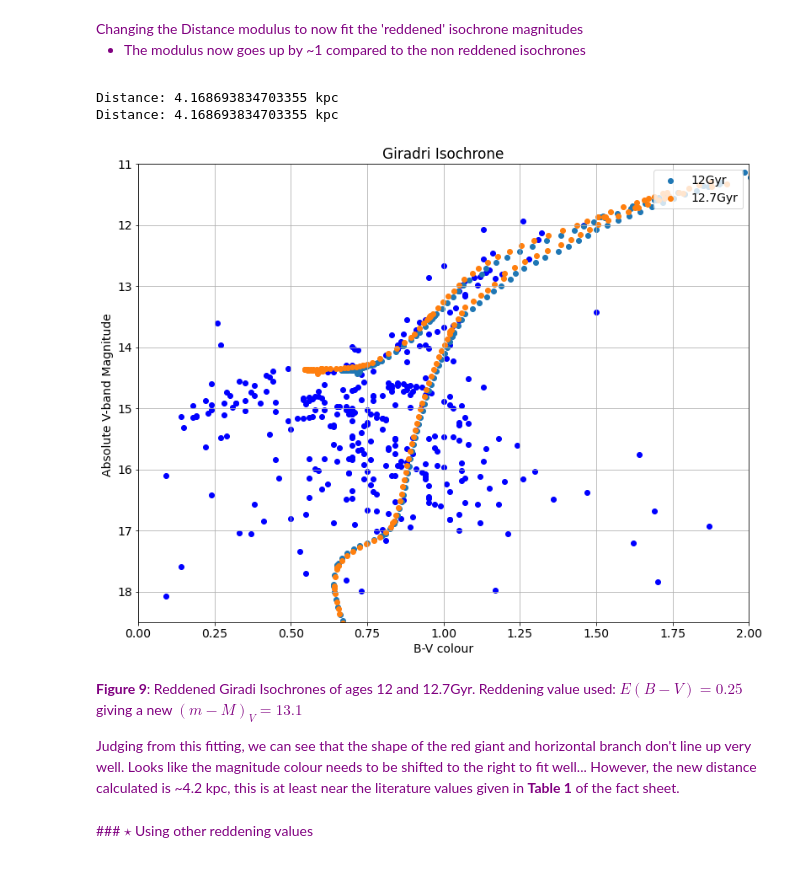
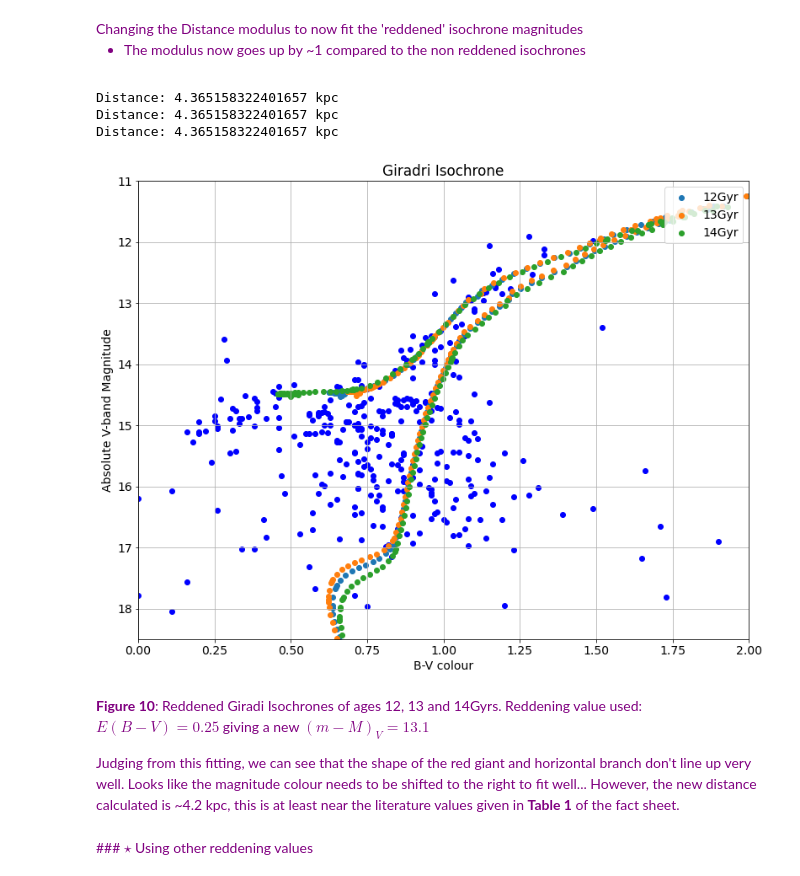
Before and after one commit to evgenyneu/asp3231_project, a Jupyter notebook: code/080_science/science_age_and_distance.ipynb, the cells around one changed output. Drawn from its saved outputs; the diff is of its cells as text; code cells hidden in the pictures.

```diff
--- a/code/080_science/science_age_and_distance.ipynb
+++ b/code/080_science/science_age_and_distance.ipynb
@@ -31,9 +31,9 @@ for i in lines:
 # note to self: data is represented as string
 for x in lines_:
     B.append((x.split(',')[2]))           # adding all B magnitude data to array 'B'...
-    V.append((x.split(',')[3]))
-    R.append((x.split(',')[4]))
-    I.append((x.split(',')[5]))
+    V.append((x.split(',')[4]))
+    R.append((x.split(',')[6]))
+    I.append((x.split(',')[8]))
 
 file.close()                              # close magnitudes.csv
 os.chdir(cwd)                             # returning to the defined current directory
@@ -193,11 +203,12 @@ def isochrone(file_name):
 # %%
-iso = isochrone('13Gyr.txt')
+iso = isochrone('13Gyr.txt', 'girardi isochrones/-1.56')
+BVi = numpy.array(iso[1])-numpy.array(iso[0])
 
 plt.rcParams['figure.figsize'] = [15, 15] # define plot size
 plt.axis([0.25, 2, 10, -3.20])            # axes ranges
 
 ax = plt.gca()
-ax.scatter(iso[1], iso[0], color = "r", label = "13.0 Gyr")
+ax.scatter(BVi, iso[0], color = "r", label = "13.0 Gyr")
 
 # axis labels
 plt.rcParams.update({'font.size':14 })
@@ -315,26 +356,29 @@ Extracting values from literature given in 06_NGC_3201_factsheet. Reddenning is
 
  - using $E(B - V)$ value of 0.25 as given by Monty et al. 2018
 # %%
-EBV = 0.25
-RV = 3.1*EBV
+def true_mod(file_name, directory, DM, age, band1_index, band2_index, ib1, ib2, reddening):
+    iso = isochrone(file_name, directory)
+    colour = numpy.array(iso[band1_index])-numpy.array(iso[band2_index])
 
-def true_mod(file_name, DM, age):
-    iso = isochrone(file_name)
-    BV_M = numpy.array(iso[2])-numpy.array(iso[0])+EBV   # adding reddening value to (B - V) colour
-    V_M = numpy.array(iso[0])+DM+RV                      # adding the distance modulus and R_V value to V magnitude
+    colour_M = colour+EBV                                             # adding reddening value to (B - V) colour
+    band_M = numpy.array(iso[band2_index])+DM+RV                      # adding the distance modulus and R_V value to V magnitude
 
     # define plot size
     plt.rcParams['figure.figsize'] = [15, 15]
-    plt.scatter(BV_M, V_M, label = age)                  # scatter plot
+    plt.scatter(colour_M, band_M, label = age)                        # scatter plot
 
     # axis labels
     plt.rcParams.update({'font.size':14 })
-    plt.xlabel('B-V colour')
-    plt.ylabel('Absolute V-band Magnitude ')
+    plt.xlabel('{}-{} colour'.format(ib1,ib2))
+    plt.ylabel('Absolute {}-band Magnitude'.format(ib2))
     plt.title('Giradri Isochrone')
     plt.legend(loc='upper right');
     plt.grid(True)
 
+    os.chdir("girardi plots")   # changing directory
+    plt.savefig('{}-{} colour E({}-{}) {}'.format(ib1,ib2, ib1, ib2, reddening))
+    os.chdir(cwd)
+
     # calculate new distance and print
     distance=(10.0**(DM/5))*10
     print("Distance:", distance/1000, "kpc")
@@ -344,17 +388,20 @@ Changing the Distance modulus to now fit the 'reddened' isochrone magnitudes <br
 
  - The modulus now goes up by ~1 compared to the non reddened isochrones
 # %%
+EBV = 0.25
+RV = 3.1*EBV
 plot(B,V,"B","V",0 , 2, 18.5, 11)
-true_mod('12Gyr.txt', 13.1, '12Gyr')
-#true_mod('13Gyr.txt', 13.35, '13Gyr')
-true_mod('12.7Gyr.txt', 13.1, '12.7Gyr')
-#true_mod('15Gyr.txt', 13.35, '15Gyr')
+
+true_mod('12Gyr.txt', 'girardi isochrones/-1.56', 13.2, '12Gyr', 1, 0, '', '', '')
+true_mod('13Gyr.txt', 'girardi isochrones/-1.56', 13.2, '13Gyr', 1, 0, '', '', '')
+true_mod('14Gyr.txt', 'girardi isochrones/-1.56', 13.2, '14Gyr', 1, 0,  'B', 'V', 'Monty')
 # %% [output]
-Distance: 4.168693834703355 kpc
-Distance: 4.168693834703355 kpc
+Distance: 4.365158322401657 kpc
+Distance: 4.365158322401657 kpc
+Distance: 4.365158322401657 kpc
-[figure, old version]
+[figure, new version]
 # %% [markdown]
-<font color=purple> **Figure 9**:  Reddened Giradi Isochrones of ages 12 and 12.7Gyr. Reddening value used: $E(B - V) = 0.25$ giving a new $(m - M)_V = 13.1$ <br>
+ <font color=purple> **Figure 10**:  Reddened Giradi Isochrones of ages 12, 13 and 14Gyrs. Reddening value used: $E(B - V) = 0.25$ giving a new $(m - M)_V = 13.1$ <br>
 
 <font color=purple> Judging from this fitting, we can see that the shape of the red giant and horizontal branch don't line up very well. Looks like the magnitude colour needs to be shifted to the right to fit well...  However, the new distance calculated is ~4.2 kpc, this is at least near the literature values given in **Table 1** of the fact sheet.
 # %% [markdown]
```
Also changed, not shown: parts of 44 cells of this notebook, 1 other file.
